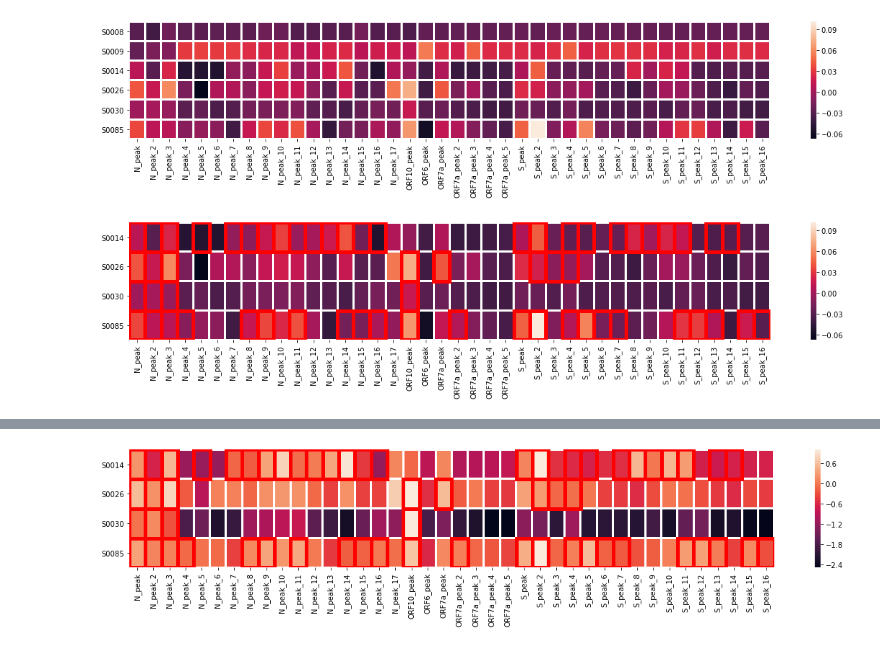
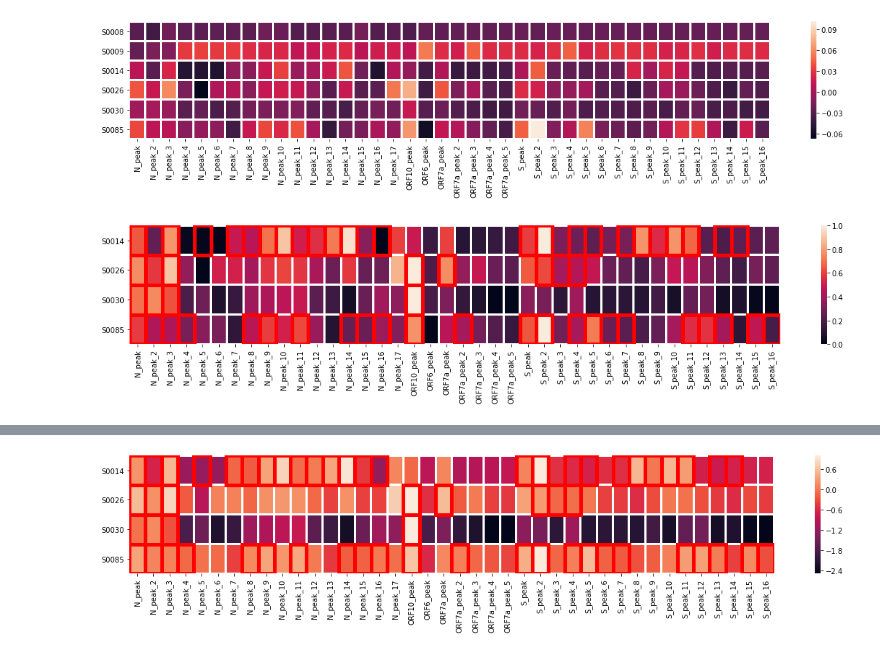
Before and after one commit to goodarzilab/Abe, a Jupyter notebook: Projects/COVID19_m6A/notebook.ipynb, the cells around one changed output, grey strips where cells are left out. Cells and saved outputs as stored; diff of their text form; code cells hidden in the pictures.

```diff
--- a/Projects/COVID19_m6A/notebook.ipynb
+++ b/Projects/COVID19_m6A/notebook.ipynb
@@ -204,5 +208,8 @@ big_df = big_df.iloc[reorder,:]
 # %%
-from sklearn.preprocessing import normalize
+import seaborn as sns
+from matplotlib.patches import Rectangle
+import sklearn.preprocessing as pp
+
 def read_data(data, total, n_sam, norm='l1'):
     # log2 (RIP in peak / RIP total) / (IN in peak / IN total)
     res = np.log2(
@@ -217,8 +224,33 @@ def read_data(data, total, n_sam, norm='l1'):
         )
     )
     # normalization by samples
-    res = normalize(res, axis=0, norm=norm)
-    return res
+    if norm == None:
+        res = res
+    elif norm == 'min':
+        res = pp.minmax_scale(res, feature_range=(0, 1), axis=0)
+    else:
+        res = pp.normalize(res, axis=0, norm=norm)
+
+    res_df = pd.DataFrame(data=res, columns=Samples, index=Peak_names)
+
+    return res_df
+
+def add_border(plot,sig):
+    i,j = sig
+    plot.add_patch(Rectangle((i, j), 1, 1, fill=False, edgecolor='red', lw=5))
+
+def draw_heatmap(data, sig_labels,borders=True):
+    plt.figure(figsize=(20,3))
+    heat_map = sns.heatmap(data,linewidth=2)
+    # add borders
+    if borders is True:
+        for sig in sig_labels: add_border (heat_map,sig)
+
+    bottom, top = heat_map.get_ylim()
+    heat_map.set_ylim(bottom + 0.5, top - 0.5)
+    heat_map.set_yticklabels(heat_map.get_yticklabels(), rotation=0)
+    plt.show()
+    return heat_map
 
 # names
 Peak_names = big_df.index.tolist()
@@ -297,12 +304,11 @@ h = draw_heatmap(data, sig_labels, borders=False)
 [figure]
 # %%
 # final result
-res = read_data(big_df, total, n_sam=len(Samples)*2, norm='l1')
-res_df = pd.DataFrame(data=res, columns=Samples, index=Peak_names)
+res_df = read_data(big_df, total, n_sam=len(Samples)*2, norm='min')
 
 # subset data for samples with ct < 18
 data = res_df[['S0014','S0026','S0030','S0085']].T
 
 h = draw_heatmap(data, sig_labels)
 # %% [output]
-[figure, old version]
+[figure, new version]
```
Also changed, not shown: parts of 6 cells of this notebook.
